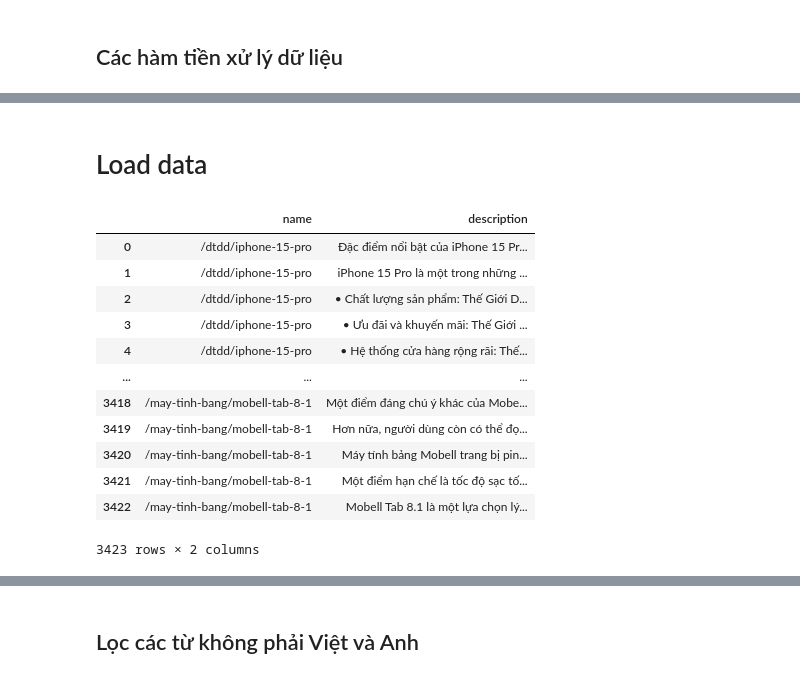
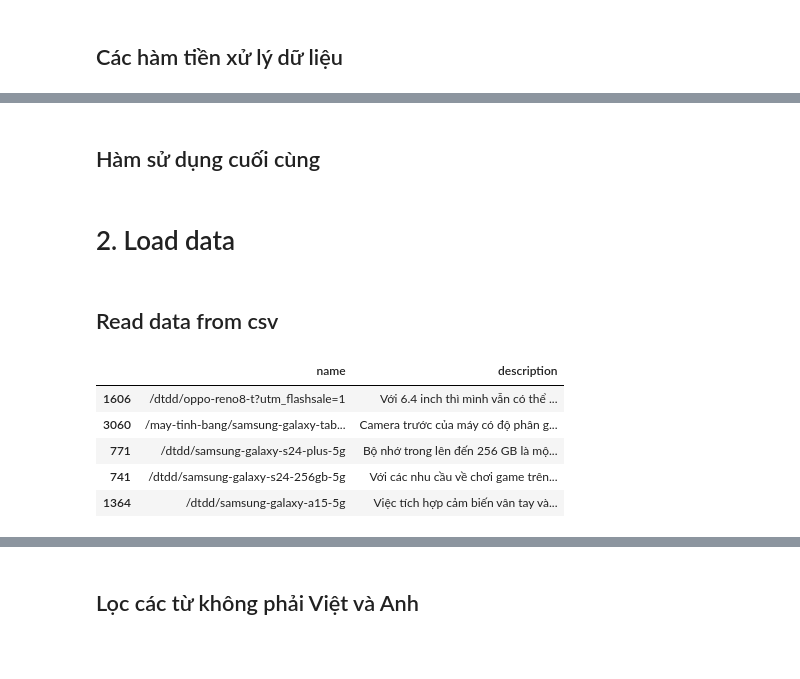
Before and after one commit to tpham1467/PBL7, a Jupyter notebook: NamTruong/preprocess.ipynb, the cells around one changed output, grey strips where cells are left out. Cells and saved outputs as stored; diff of their text form; code cells hidden in the pictures; blank space fills up the shorter version.

```diff
--- a/NamTruong/preprocess.ipynb
+++ b/NamTruong/preprocess.ipynb
@@ -59,0 +67,2 @@ preprocess_text('TBN đúng là sướng quá hóa rồ. Vào nhánh nhẹ khôn
+# %% [markdown]
+## Hàm sử dụng cuối cùng
@@ -60,21 +82,16 @@ preprocess_text('TBN đúng là sướng quá hóa rồ. Vào nhánh nhẹ khôn
 # %% [markdown]
-# Load data
+# 2. Load data
+# %% [markdown]
+## Read data from csv
 # %%
 import pandas as pd
 data = pd.read_csv('tgdd_product_description.csv')
 # %%
-data
+data.sample(5)
 # %% [output]
 |  | name | description |
-| 0 | /dtdd/iphone-15-pro | Đặc điểm nổi bật của iPhone 15 Pr... |
-| 1 | /dtdd/iphone-15-pro | iPhone 15 Pro là một trong những ... |
-| 2 | /dtdd/iphone-15-pro | • Chất lượng sản phẩm: Thế Giới D... |
-| 3 | /dtdd/iphone-15-pro | • Ưu đãi và khuyến mãi: Thế Giới ... |
-| 4 | /dtdd/iphone-15-pro | • Hệ thống cửa hàng rộng rãi: Thế... |
-| ... | ... | ... |
-| 3418 | /may-tinh-bang/mobell-tab-8-1 | Một điểm đáng chú ý khác của Mobe... |
-| 3419 | /may-tinh-bang/mobell-tab-8-1 | Hơn nữa, người dùng còn có thể đọ... |
-| 3420 | /may-tinh-bang/mobell-tab-8-1 | Máy tính bảng Mobell trang bị pin... |
-| 3421 | /may-tinh-bang/mobell-tab-8-1 | Một điểm hạn chế là tốc độ sạc tố... |
-| 3422 | /may-tinh-bang/mobell-tab-8-1 | Mobell Tab 8.1 là một lựa chọn lý... |
+| 1606 | /dtdd/oppo-reno8-t?utm_flashsale=1 | Với 6.4 inch thì mình vẫn có thể ... |
+| 3060 | /may-tinh-bang/samsung-galaxy-tab... | Camera trước của máy có độ phân g... |
+| 771 | /dtdd/samsung-galaxy-s24-plus-5g | Bộ nhớ trong lên đến 256 GB là mộ... |
+| 741 | /dtdd/samsung-galaxy-s24-256gb-5g | Với các nhu cầu về chơi game trên... |
+| 1364 | /dtdd/samsung-galaxy-a15-5g | Việc tích hợp cảm biến vân tay và... |
-3423 rows × 2 columns
```
Also changed, not shown: parts of 93 cells of this notebook, 6 other files.
